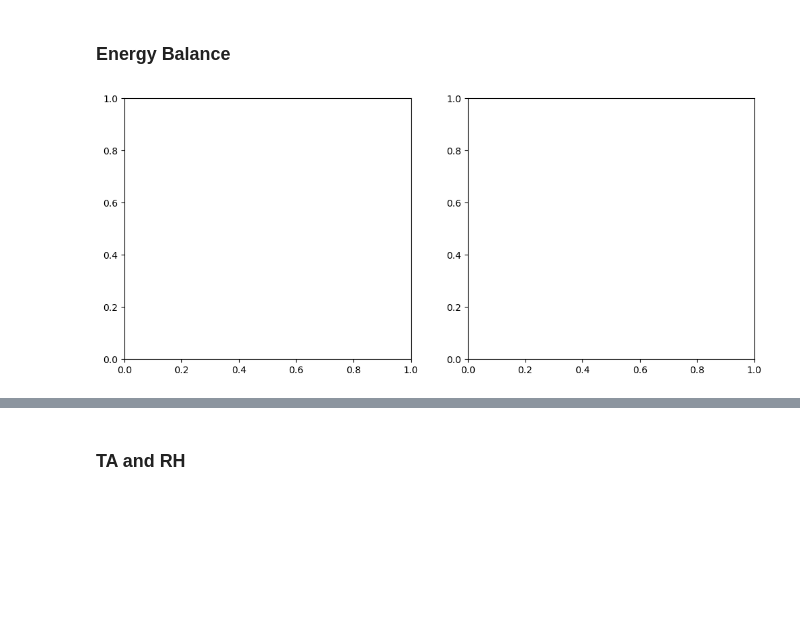
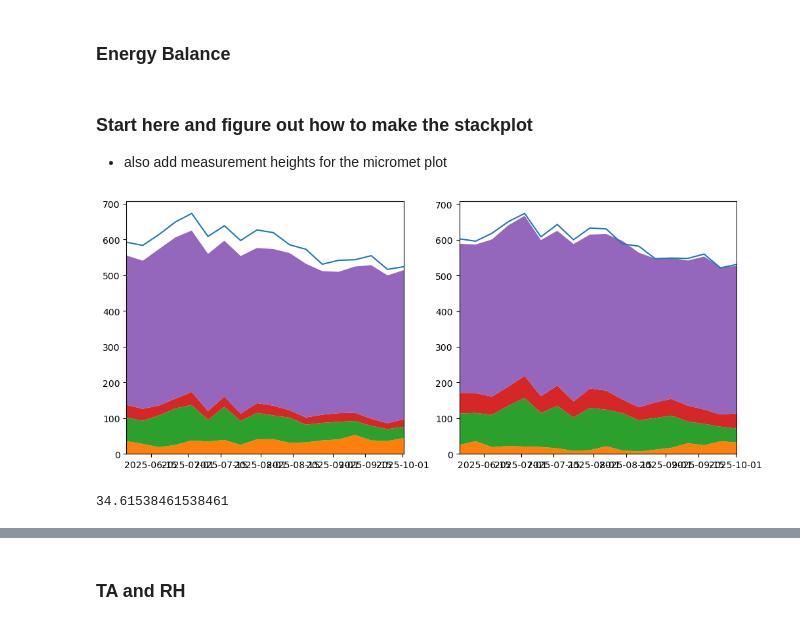
Before and after one commit to ermather/Kogonsa_Solar_obs_analysis, a Jupyter notebook: obs_analysis/AVRF_manuscript_figs.ipynb, the cells around one changed output, grey strips where cells are left out. Saved outputs shown, nothing was run; the diff lists cells and outputs as text; code cells hidden in the pictures; blank space fills up the shorter version.

Commit message:
Initial stacked energy plot draft.

```diff
--- a/obs_analysis/AVRF_manuscript_figs.ipynb
+++ b/obs_analysis/AVRF_manuscript_figs.ipynb
@@ -283,7 +283,24 @@ ET
 [figure]
 # %% [markdown]
 ### Energy Balance
+# %% [markdown]
+### Start here and figure out how to make the stackplot
+ - also add measurement heights for the micromet plot
 # %%
 fig, axs = plt.subplots(1, 2, figsize = (12, 5))
+
+for i in range(len(axs)):
+    ax = axs[i]
+    tow = list(towdat_dict.keys())[i]
+    towdat = towdat_dict[tow][1]
+    week_avg = weighted_week_avg(towdat)
+    IE = week_avg['SWin'] + week_avg['LWin']
+    ax.plot(IE)
+    ax.stackplot(week_avg.index, week_avg['H'], week_avg['LE'], week_avg['SWout'], week_avg['LWout']) #Fixthis
+    ax.set_xlim(week_avg.index.min(), week_avg.index.max())
 # %% [output]
-[figure, old version]
+[figure, new version]
+# %%
+2.25e6/6.5/1e4
+# %% [output]
+34.61538461538461
```
Also changed, not shown: parts of 1 cell of this notebook.
